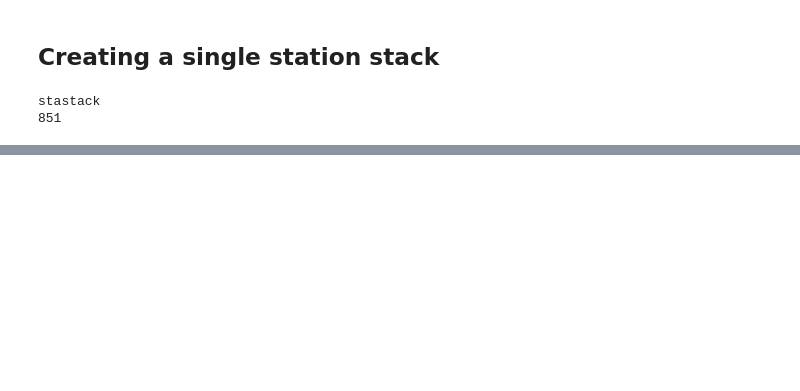
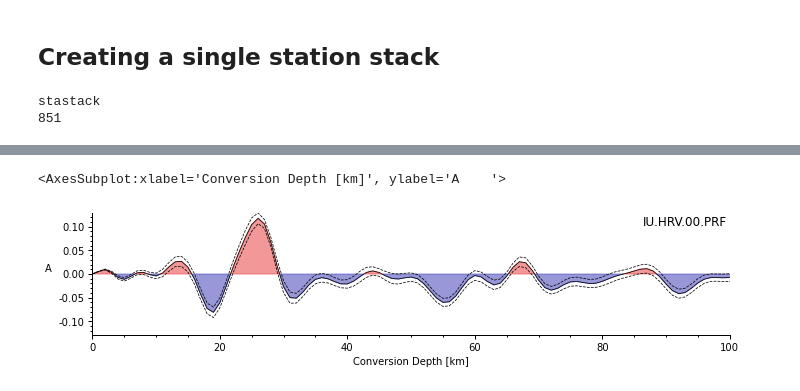
Before and after one commit to PyGLImER/PyGLImER, a Jupyter notebook: examples/01a_SingleStationStack.ipynb, the cells around one changed output, grey strips where cells are left out. Cells and saved outputs as stored; diff of their text form; code cells hidden in the pictures; blank space fills up the shorter version.

Commit message:
Added Bootstrap method for single station stacks. 1. No test yet, should be implemented. 2. implement the same for CCPStacks

```diff
--- a/examples/01a_SingleStationStack.ipynb
+++ b/examples/01a_SingleStationStack.ipynb
@@ -62,4 +62,4 @@ import os
 from pyglimer import RFStream
 from utils.helper import chdir
 
-rfst.moveout("iasp91.dat", multiple=False)
+z, rfstm = rfst.moveout("iasp91.dat", multiple=False)
@@ -105,0 +95,8 @@ stack[1].plot()
+# %%
+import numpy as np
+bs = rfstm.bootstrap(b=1000)
+std = np.std(bs, 0)
+stack[1].plot(std=std, lim=[0,100])
+# %% [output]
+<AxesSubplot:xlabel='Conversion Depth [km]', ylabel='A    '>
+[figure, added]
```
Also changed, not shown: parts of 7 cells of this notebook, 3 other files.
